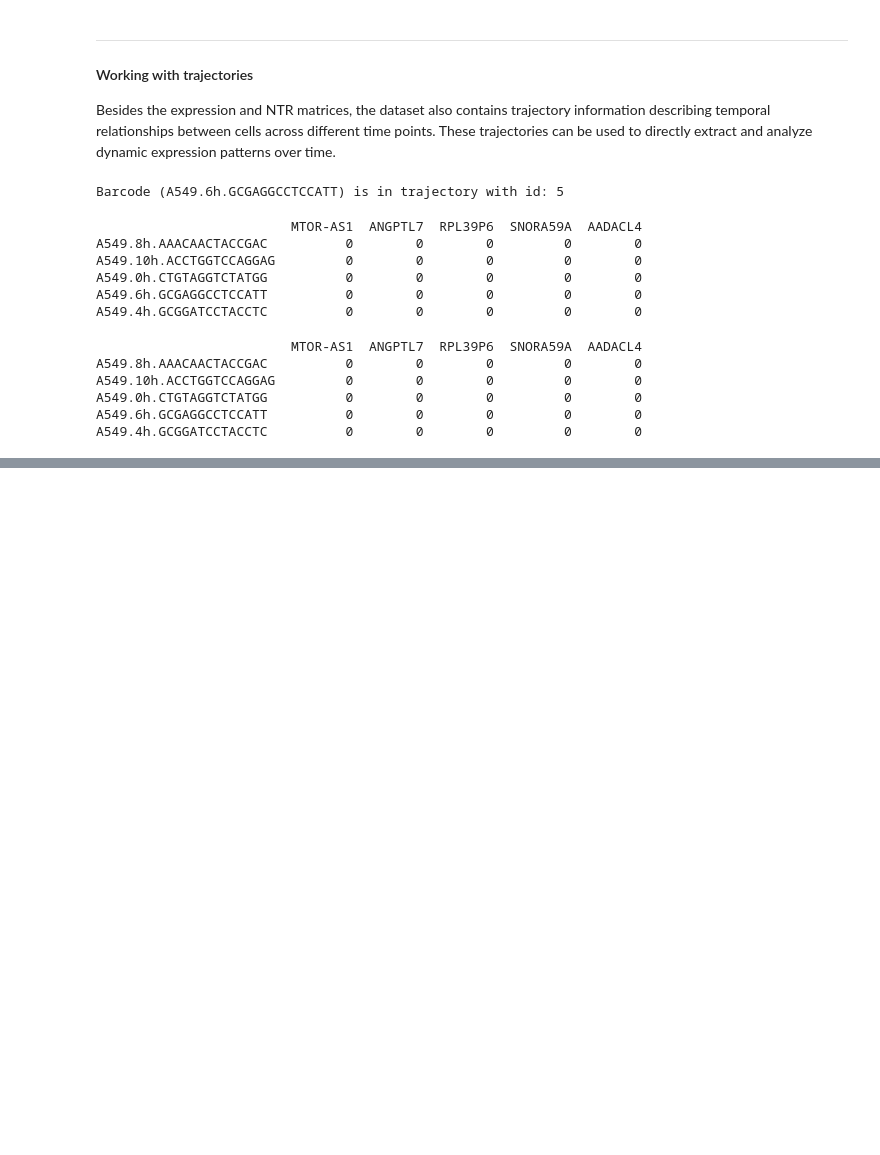
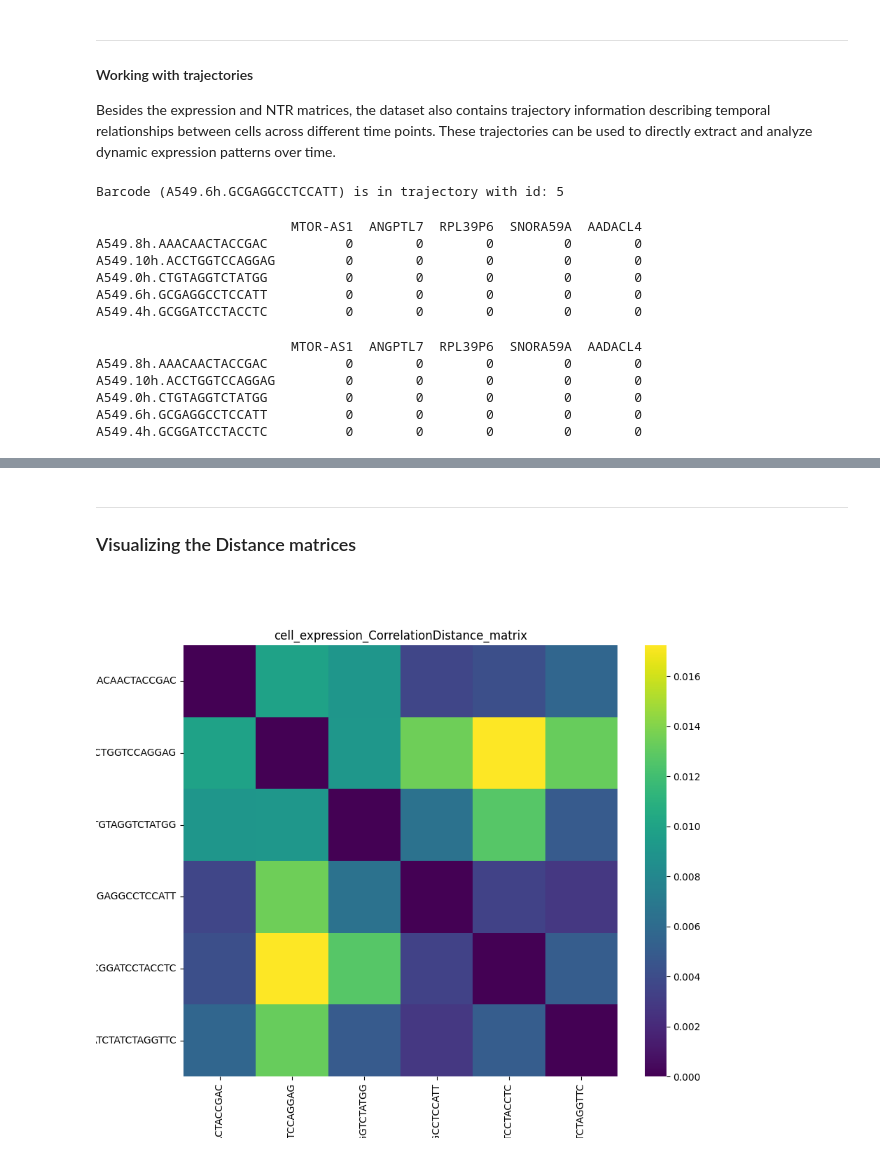
Before and after one commit to ZanderNic/sciflow, a Jupyter notebook: notebooks/01_tutorial.ipynb, the cells around one changed output, grey strips where cells are left out. Saved outputs shown, nothing was run; the diff lists cells and outputs as text; code cells hidden in the pictures; blank space fills up the shorter version.

Commit message:
update notebook, distances and minor bug fixes

```diff
--- a/notebooks/01_tutorial.ipynb
+++ b/notebooks/01_tutorial.ipynb
@@ -349,0 +410,4 @@ A549.4h.GCGGATCCTACCTC          0        0        0         0        0
+# %%
+# Calculate the distance betweean diverent cells
+expression_cells = scifate_data.get_trajectory_expression(barcode="A549.4h.GCGGATCCTACCTC")                                 # This will give us 5 Cells with each 40k genes
+cells_dist_matrix = scifate_data.create_distance_matrix(matrix=expression_cells, distance=CorrelationDistance(), entity="cell", data="expression", save=True)
@@ -349,0 +421,11 @@ A549.4h.GCGGATCCTACCTC          0        0        0         0        0
+# %% [markdown]
+---
+### Visualizing the Distance matrices
+# %%
+from sciflow.plotting.scifate_plotter import ScifatePlotter
+
+plotter = ScifatePlotter()
+
+fig =  plotter.plot_matrix(matrix=cells_dist_matrix)
+# %% [output]
+[figure, added]
```
Also changed, not shown: parts of 15 cells of this notebook, 5 other files.
